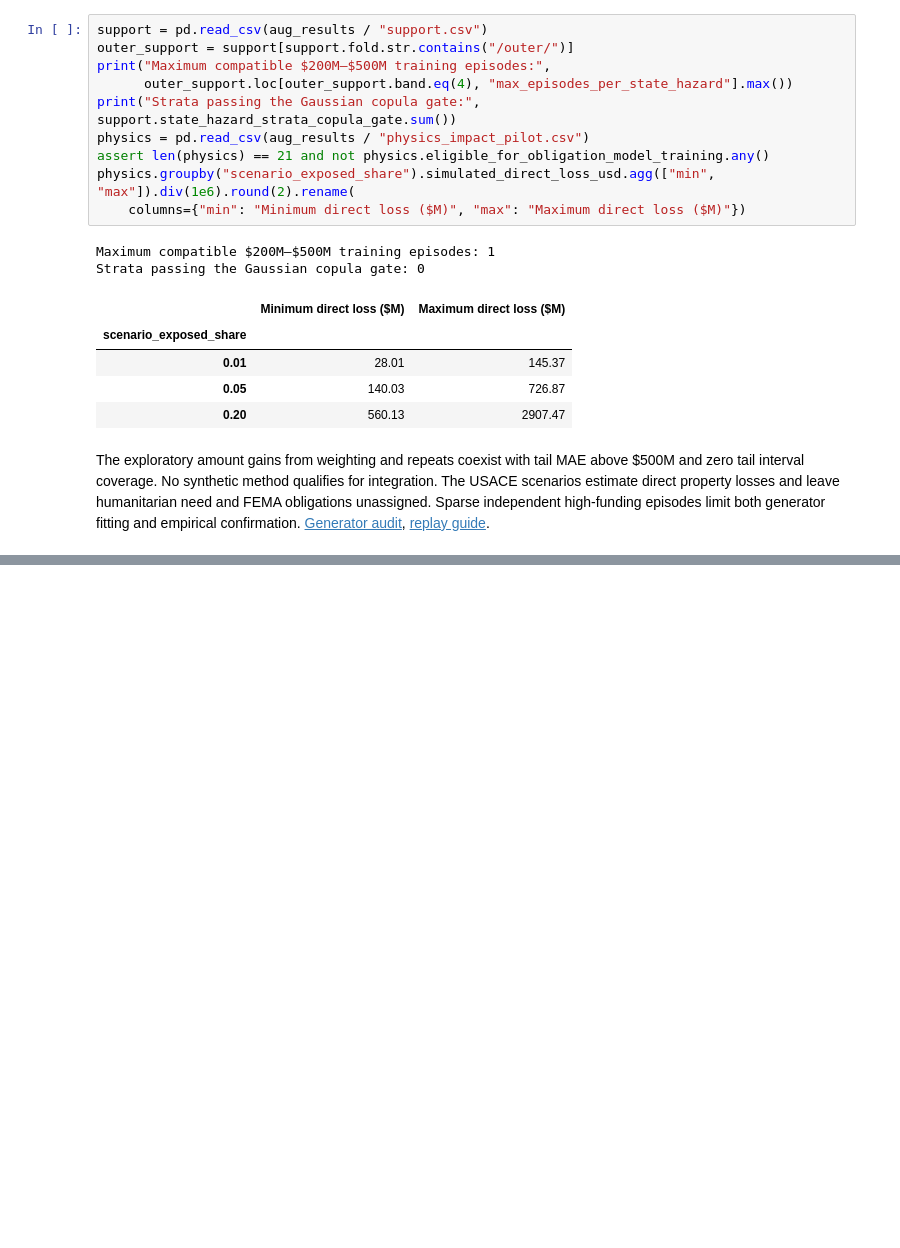
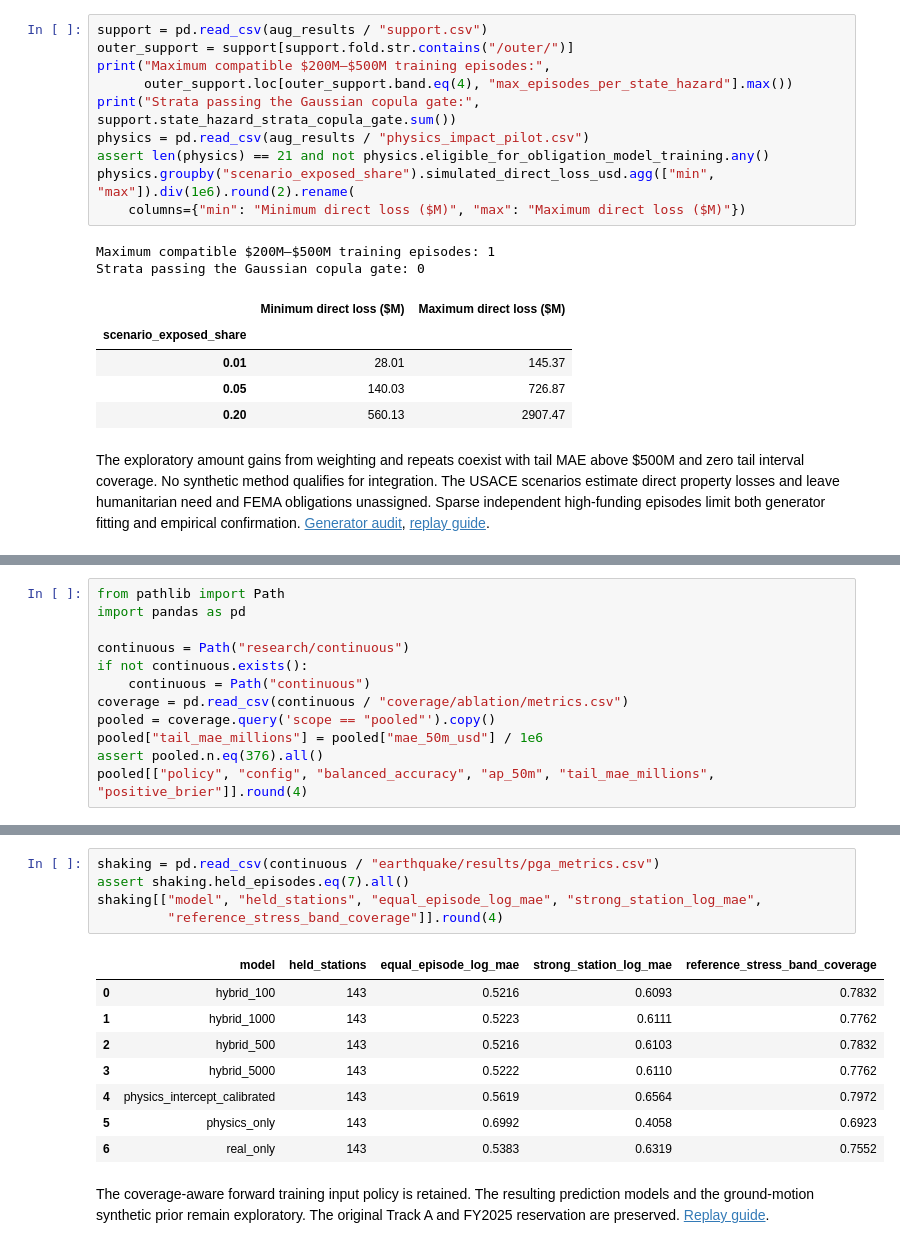
Before and after one commit to leonmarienga/ML-thesis, a Jupyter notebook: research/THESIS_REPRODUCTION.ipynb, the cells around one changed output, grey strips where cells are left out. Drawn from its saved outputs; the diff is of its cells as text; blank space fills up the shorter version.

Commit message:
Integrate coverage-aware training policy and archive batch findings

```diff
--- a/research/THESIS_REPRODUCTION.ipynb
+++ b/research/THESIS_REPRODUCTION.ipynb
@@ -445,0 +450,12 @@ The exploratory amount gains from weighting and repeats coexist with tail MAE ab
+# %%
+from pathlib import Path
+import pandas as pd
+
+continuous = Path("research/continuous")
+if not continuous.exists():
+    continuous = Path("continuous")
+coverage = pd.read_csv(continuous / "coverage/ablation/metrics.csv")
+pooled = coverage.query('scope == "pooled"').copy()
+pooled["tail_mae_millions"] = pooled["mae_50m_usd"] / 1e6
+assert pooled.n.eq(376).all()
+pooled[["policy", "config", "balanced_accuracy", "ap_50m", "tail_mae_millions", "positive_brier"]].round(4)
@@ -445,0 +468,16 @@ The exploratory amount gains from weighting and repeats coexist with tail MAE ab
+# %%
+shaking = pd.read_csv(continuous / "earthquake/results/pga_metrics.csv")
+assert shaking.held_episodes.eq(7).all()
+shaking[["model", "held_stations", "equal_episode_log_mae", "strong_station_log_mae",
+         "reference_stress_band_coverage"]].round(4)
+# %% [output]
+|  | model | held_stations | equal_episode_log_mae | strong_station_log_mae | reference_stress_band_coverage |
+| 0 | hybrid_100 | 143 | 0.5216 | 0.6093 | 0.7832 |
+| 1 | hybrid_1000 | 143 | 0.5223 | 0.6111 | 0.7762 |
+| 2 | hybrid_500 | 143 | 0.5216 | 0.6103 | 0.7832 |
+| 3 | hybrid_5000 | 143 | 0.5222 | 0.6110 | 0.7762 |
+| 4 | physics_intercept_calibrated | 143 | 0.5619 | 0.6564 | 0.7972 |
+| 5 | physics_only | 143 | 0.6992 | 0.4058 | 0.6923 |
+| 6 | real_only | 143 | 0.5383 | 0.6319 | 0.7552 |
+# %% [markdown]
+The coverage-aware forward training input policy is retained. The resulting prediction models and the ground-motion synthetic prior remain exploratory. The original Track A and FY2025 reservation are preserved. [Replay guide](continuous/REPRODUCE.md).
```
Also changed, not shown: parts of 2 cells of this notebook, 10 other files.
